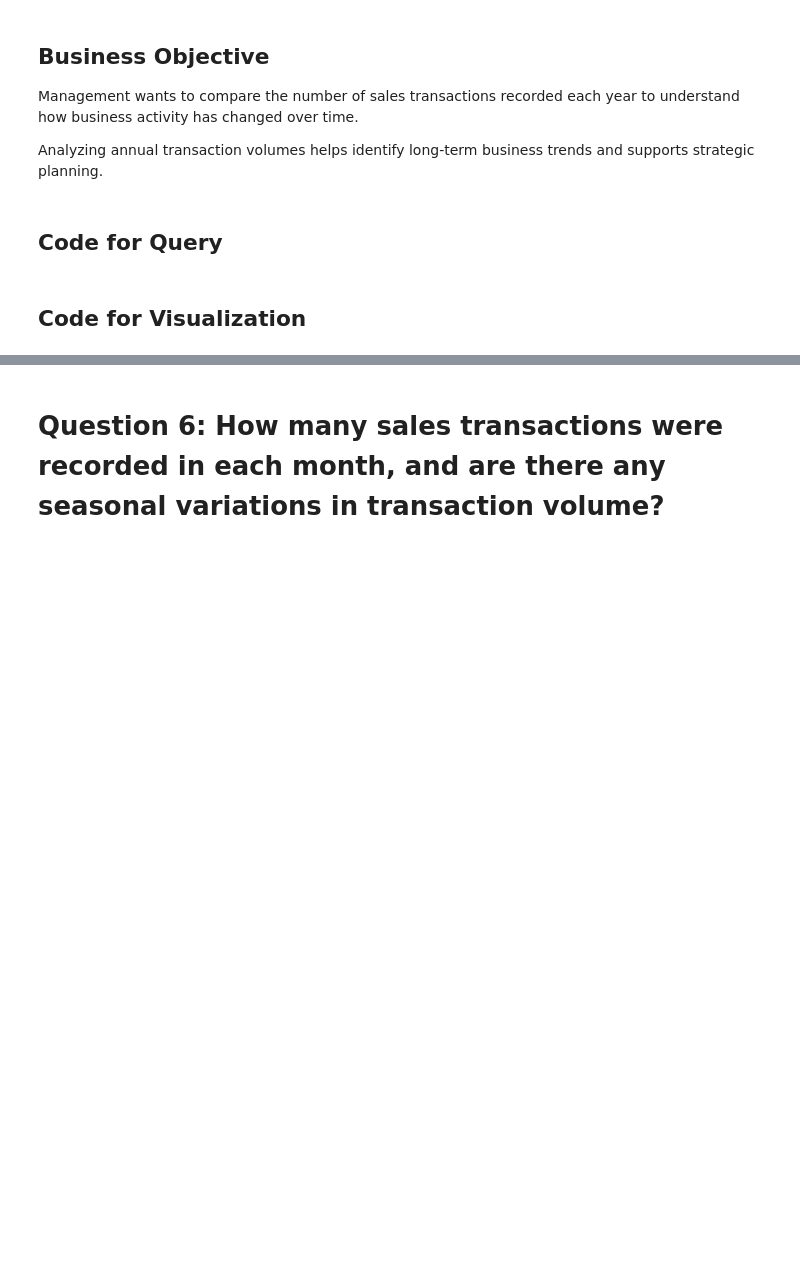
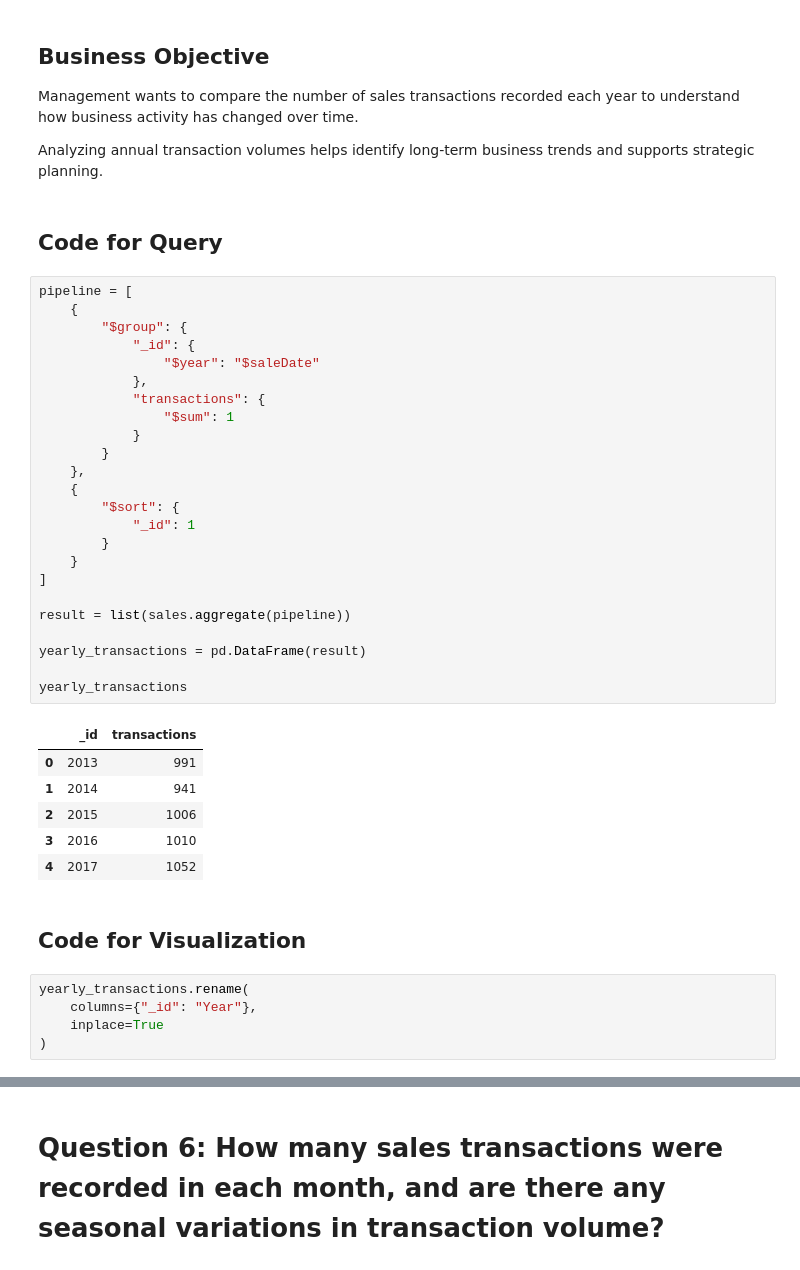
Before and after one commit to thanuja-reddi/MongoDB_EDA_Case_Study, a Jupyter notebook: notebooks/homework_casestudy_questions.ipynb, the cells around one changed output, grey strips where cells are left out. Cells and saved outputs as stored; diff of their text form; blank space fills up the shorter version.

```diff
--- a/notebooks/homework_casestudy_questions.ipynb
+++ b/notebooks/homework_casestudy_questions.ipynb
@@ -410,5 +410,41 @@ Management wants to compare the number of sales transactions recorded each year
 Analyzing annual transaction volumes helps identify long-term business trends and supports strategic planning.
 # %% [markdown]
 ## Code for Query
+# %%
+pipeline = [
+    {
+        "$group": {
+            "_id": {
+                "$year": "$saleDate"
+            },
+            "transactions": {
+                "$sum": 1
+            }
+        }
+    },
+    {
+        "$sort": {
+            "_id": 1
+        }
+    }
+]
+
+result = list(sales.aggregate(pipeline))
+
+yearly_transactions = pd.DataFrame(result)
+
+yearly_transactions
+# %% [output]
+|  | _id | transactions |
+| 0 | 2013 | 991 |
+| 1 | 2014 | 941 |
+| 2 | 2015 | 1006 |
+| 3 | 2016 | 1010 |
+| 4 | 2017 | 1052 |
 # %% [markdown]
 ## Code for Visualization
+# %%
+yearly_transactions.rename(
+    columns={"_id": "Year"},
+    inplace=True
+)
```
Also changed, not shown: parts of 1 cell of this notebook.
